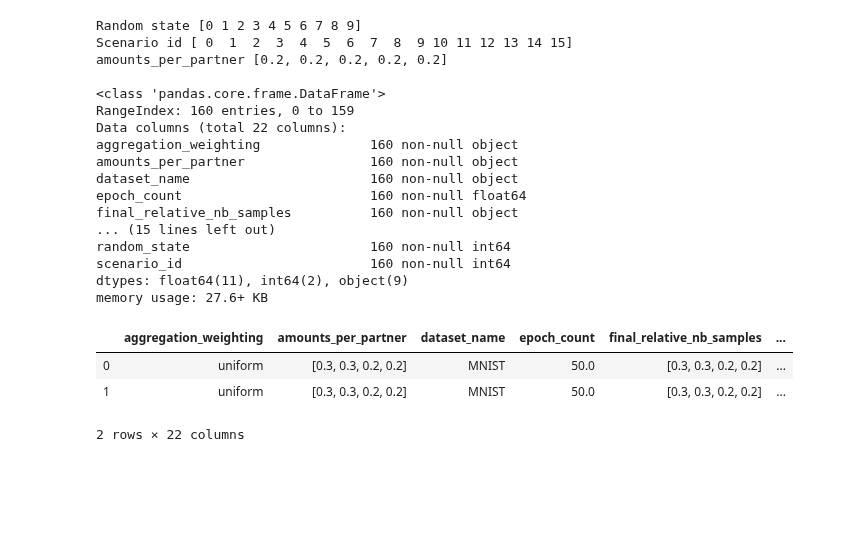
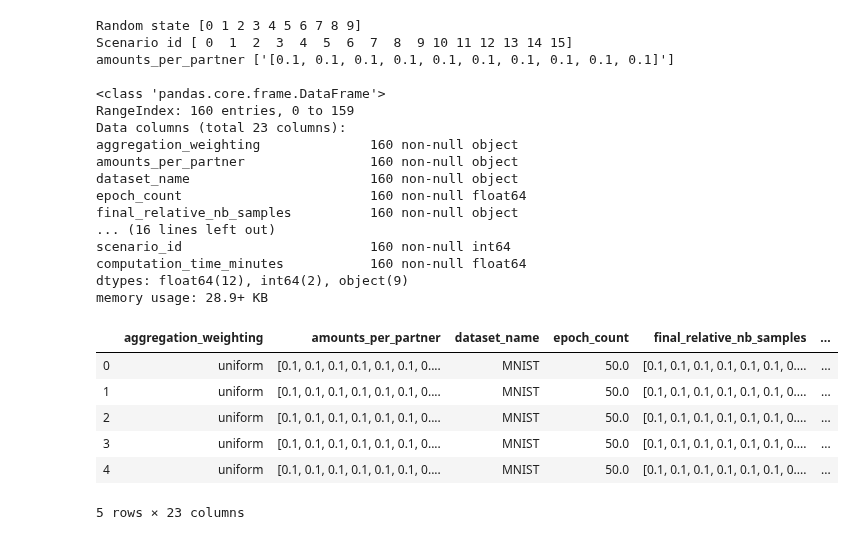
Before and after one commit to LabeliaLabs/distributed-learning-contributivity, a Jupyter notebook: notebooks/mpl.ipynb, the cells around one changed output. Drawn from its saved outputs; the diff is of its cells as text; code cells hidden in the pictures; blank space fills up the shorter version.

```diff
--- a/notebooks/mpl.ipynb
+++ b/notebooks/mpl.ipynb
@@ -5,7 +5,7 @@ import seaborn as sns
 import matplotlib.pyplot as plt
 from pathlib import Path
 
-root_folder = exp_path = Path().absolute() / "experiments"
+root_folder = Path().absolute().parent / "experiments"
 
 # Get latest generated folder
 subfolder_list = [f for f in root_folder.iterdir()]
@@ -44,38 +61,41 @@ PosixPath('/data/projects/distributed-learning-contributivity/experiments/seqseq
 # %%
 scenario_ids = df.scenario_id.unique()
 random_states = df.random_state.unique()
 samples_split_options = df.samples_split_option.unique()
 amounts_per_partner_list = df.amounts_per_partner.unique()
 
 print('Random state', random_states)
 print('Scenario id', scenario_ids)
-print('amounts_per_partner', amounts_per_partner)
+print('amounts_per_partner', amounts_per_partner_list)
 print()
 
 df.info()
-df.head(2)
+df.head(5)
 # %% [output]
 Random state [0 1 2 3 4 5 6 7 8 9]
 Scenario id [ 0  1  2  3  4  5  6  7  8  9 10 11 12 13 14 15]
-amounts_per_partner [0.2, 0.2, 0.2, 0.2, 0.2]
+amounts_per_partner ['[0.1, 0.1, 0.1, 0.1, 0.1, 0.1, 0.1, 0.1, 0.1, 0.1]']
 
 <class 'pandas.core.frame.DataFrame'>
 RangeIndex: 160 entries, 0 to 159
-Data columns (total 22 columns):
+Data columns (total 23 columns):
 aggregation_weighting              160 non-null object
 amounts_per_partner                160 non-null object
 dataset_name                       160 non-null object
 epoch_count                        160 non-null float64
 final_relative_nb_samples          160 non-null object
-... (15 lines left out)
-random_state                       160 non-null int64
+... (16 lines left out)
 scenario_id                        160 non-null int64
-dtypes: float64(11), int64(2), object(9)
-memory usage: 27.6+ KB
+computation_time_minutes           160 non-null float64
+dtypes: float64(12), int64(2), object(9)
+memory usage: 28.9+ KB
 |  | aggregation_weighting | amounts_per_partner | dataset_name | epoch_count | final_relative_nb_samples | ... |
-| 0 | uniform | [0.3, 0.3, 0.2, 0.2] | MNIST | 50.0 | [0.3, 0.3, 0.2, 0.2] | ... |
-| 1 | uniform | [0.3, 0.3, 0.2, 0.2] | MNIST | 50.0 | [0.3, 0.3, 0.2, 0.2] | ... |
+| 0 | uniform | [0.1, 0.1, 0.1, 0.1, 0.1, 0.1, 0.... | MNIST | 50.0 | [0.1, 0.1, 0.1, 0.1, 0.1, 0.1, 0.... | ... |
+| 1 | uniform | [0.1, 0.1, 0.1, 0.1, 0.1, 0.1, 0.... | MNIST | 50.0 | [0.1, 0.1, 0.1, 0.1, 0.1, 0.1, 0.... | ... |
+| 2 | uniform | [0.1, 0.1, 0.1, 0.1, 0.1, 0.1, 0.... | MNIST | 50.0 | [0.1, 0.1, 0.1, 0.1, 0.1, 0.1, 0.... | ... |
+| 3 | uniform | [0.1, 0.1, 0.1, 0.1, 0.1, 0.1, 0.... | MNIST | 50.0 | [0.1, 0.1, 0.1, 0.1, 0.1, 0.1, 0.... | ... |
+| 4 | uniform | [0.1, 0.1, 0.1, 0.1, 0.1, 0.1, 0.... | MNIST | 50.0 | [0.1, 0.1, 0.1, 0.1, 0.1, 0.1, 0.... | ... |
-2 rows × 22 columns
+5 rows × 23 columns
 # %%
 df["computation_time_minutes"] = df.learning_computation_time_sec / 60
 df.short_scenario_name = df.samples_split_option + df.amounts_per_partner + ' mb ' + df.minibatch_count.astype(str)
```
Also changed, not shown: parts of 5 cells of this notebook, 2 other files.
